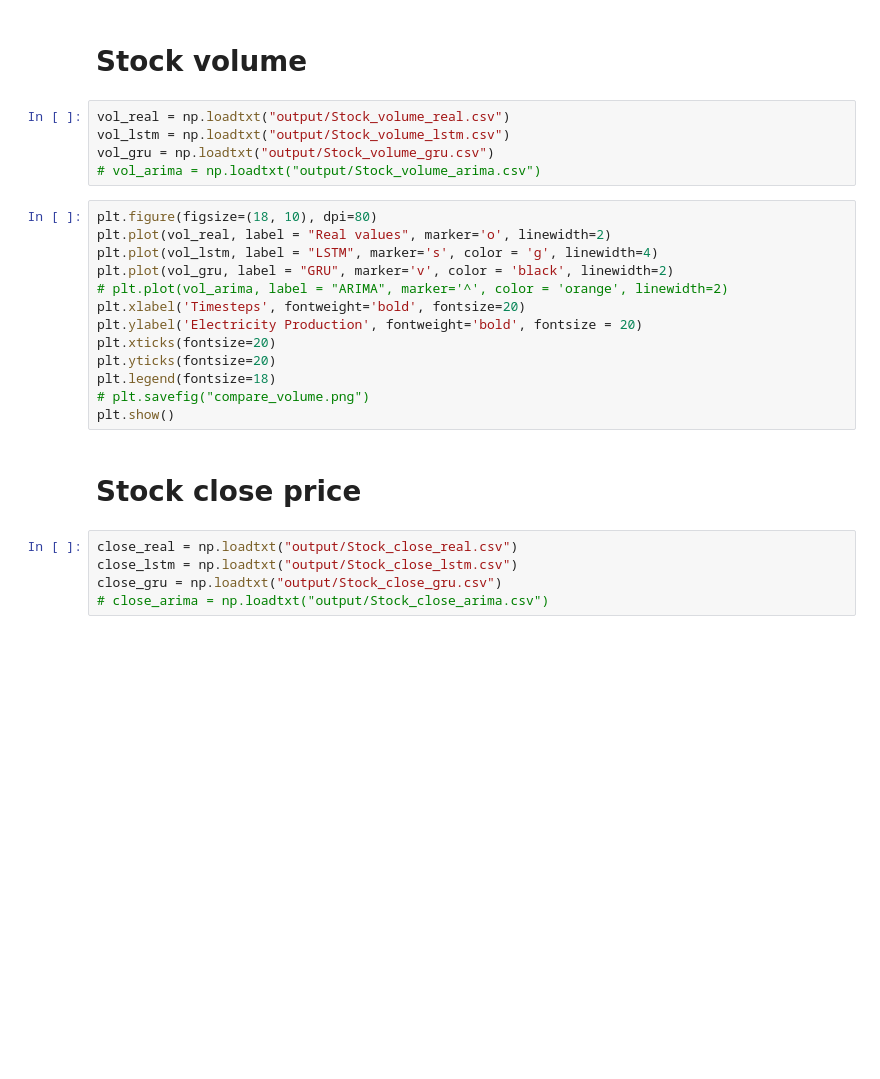
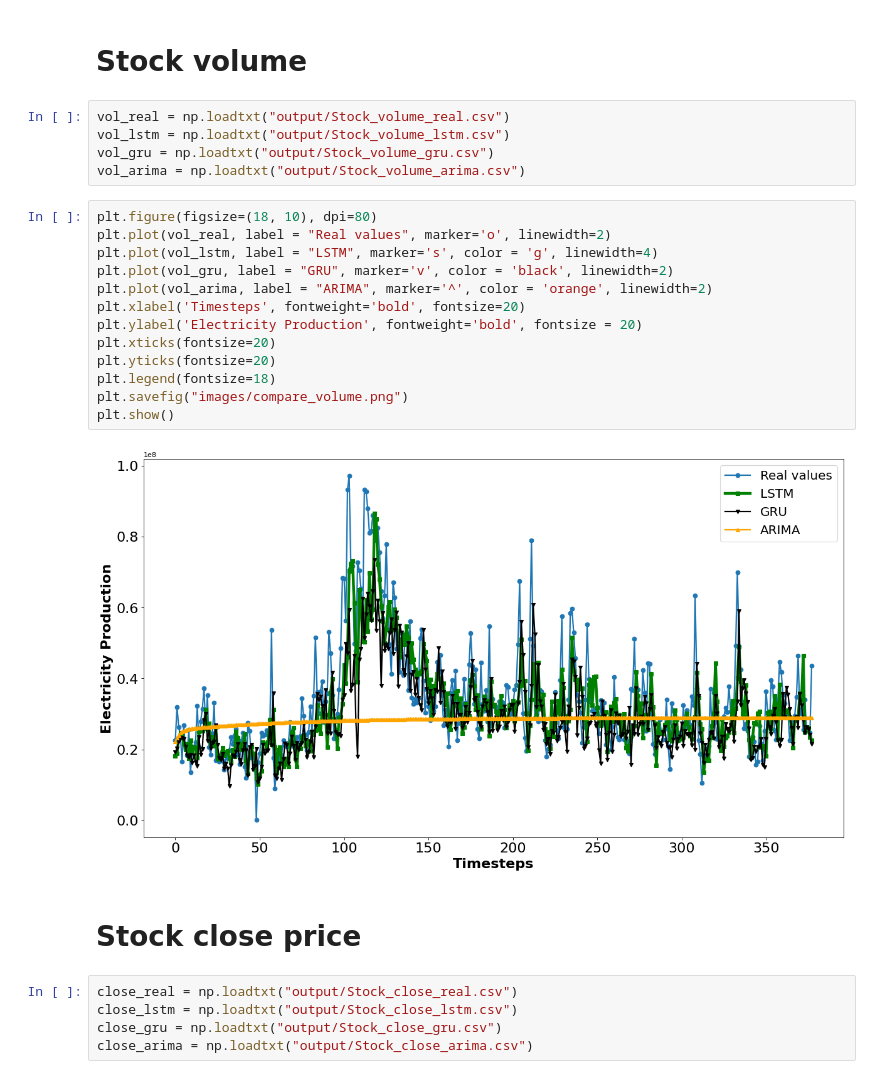
Before and after one commit to duchuyle108/DM-Project-Group5, a Jupyter notebook: Compare-result.ipynb, the cells around one changed output. Drawn from its saved outputs; the diff is of its cells as text; blank space fills up the shorter version.

```diff
--- a/Compare-result.ipynb
+++ b/Compare-result.ipynb
@@ -30,27 +30,29 @@ plt.show()
 vol_real = np.loadtxt("output/Stock_volume_real.csv")
 vol_lstm = np.loadtxt("output/Stock_volume_lstm.csv")
 vol_gru = np.loadtxt("output/Stock_volume_gru.csv")
-# vol_arima = np.loadtxt("output/Stock_volume_arima.csv")
+vol_arima = np.loadtxt("output/Stock_volume_arima.csv")
 # %%
 plt.figure(figsize=(18, 10), dpi=80)
 plt.plot(vol_real, label = "Real values", marker='o', linewidth=2)
 plt.plot(vol_lstm, label = "LSTM", marker='s', color = 'g', linewidth=4)
 plt.plot(vol_gru, label = "GRU", marker='v', color = 'black', linewidth=2)
-# plt.plot(vol_arima, label = "ARIMA", marker='^', color = 'orange', linewidth=2)
+plt.plot(vol_arima, label = "ARIMA", marker='^', color = 'orange', linewidth=2)
 plt.xlabel('Timesteps', fontweight='bold', fontsize=20)
 plt.ylabel('Electricity Production', fontweight='bold', fontsize = 20)
 plt.xticks(fontsize=20)
 plt.yticks(fontsize=20)
 plt.legend(fontsize=18)
-# plt.savefig("compare_volume.png")
+plt.savefig("images/compare_volume.png")
 plt.show()
+# %% [output]
+[figure, added]
 # %% [markdown]
 # Stock close price
 # %%
 close_real = np.loadtxt("output/Stock_close_real.csv")
 close_lstm = np.loadtxt("output/Stock_close_lstm.csv")
 close_gru = np.loadtxt("output/Stock_close_gru.csv")
-# close_arima = np.loadtxt("output/Stock_close_arima.csv")
+close_arima = np.loadtxt("output/Stock_close_arima.csv")
 # %%
 plt.figure(figsize=(18, 10), dpi=80)
 plt.plot(close_real, label = "Real values", marker='o', linewidth=2)
```
Also changed, not shown: parts of 3 cells of this notebook, 6 other files.
